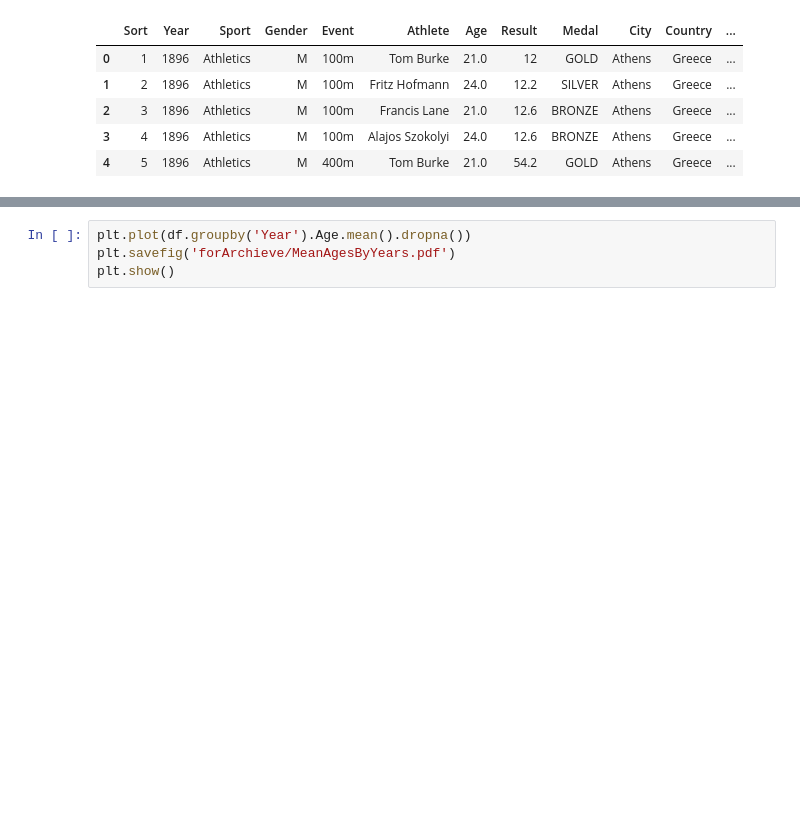
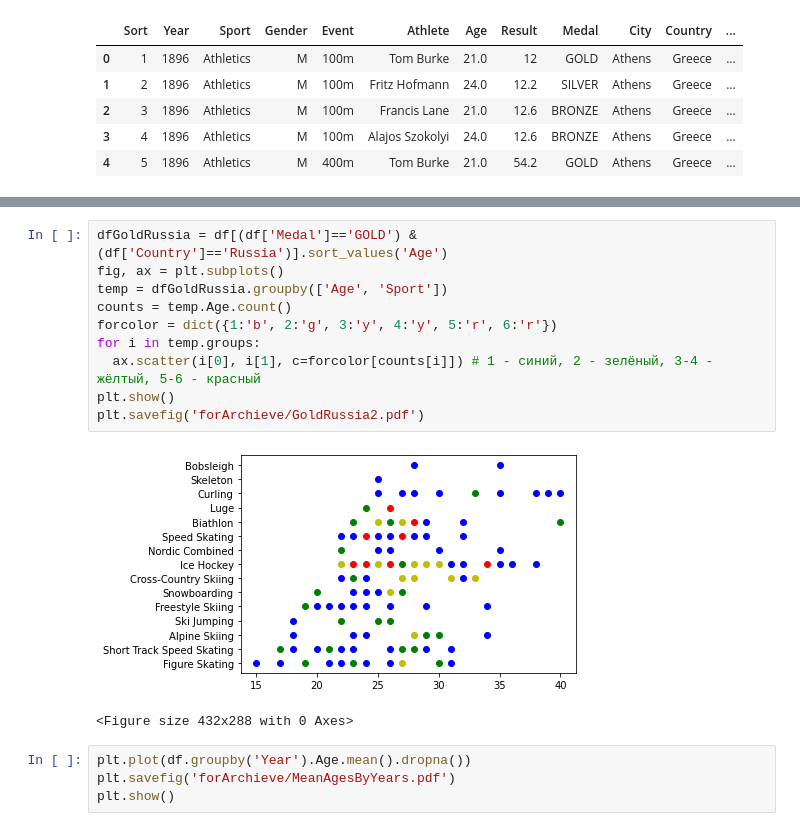
Before and after one commit to EggorVas/DigitalDepartment, a Jupyter notebook: Homeworks 7/Practice_2.ipynb, the cells around one changed output, grey strips where cells are left out. Saved outputs shown, nothing was run; the diff lists cells and outputs as text; blank space fills up the shorter version.

```diff
--- a/Homeworks 7/Practice_2.ipynb
+++ b/Homeworks 7/Practice_2.ipynb
@@ -259,3 +260,16 @@ plt.show()
+# %%
+dfGoldRussia = df[(df['Medal']=='GOLD') & (df['Country']=='Russia')].sort_values('Age')
+fig, ax = plt.subplots()
+temp = dfGoldRussia.groupby(['Age', 'Sport'])
+counts = temp.Age.count()
+forcolor = dict({1:'b', 2:'g', 3:'y', 4:'y', 5:'r', 6:'r'})
+for i in temp.groups:
+  ax.scatter(i[0], i[1], c=forcolor[counts[i]]) # 1 - синий, 2 - зелёный, 3-4 - жёлтый, 5-6 - красный
+plt.show()
+plt.savefig('forArchieve/GoldRussia2.pdf')
+# %% [output]
+[figure, added]
+<Figure size 432x288 with 0 Axes>
 # %%
 plt.plot(df.groupby('Year').Age.mean().dropna())
 plt.savefig('forArchieve/MeanAgesByYears.pdf')
```
Also changed, not shown: parts of 5 cells of this notebook.
